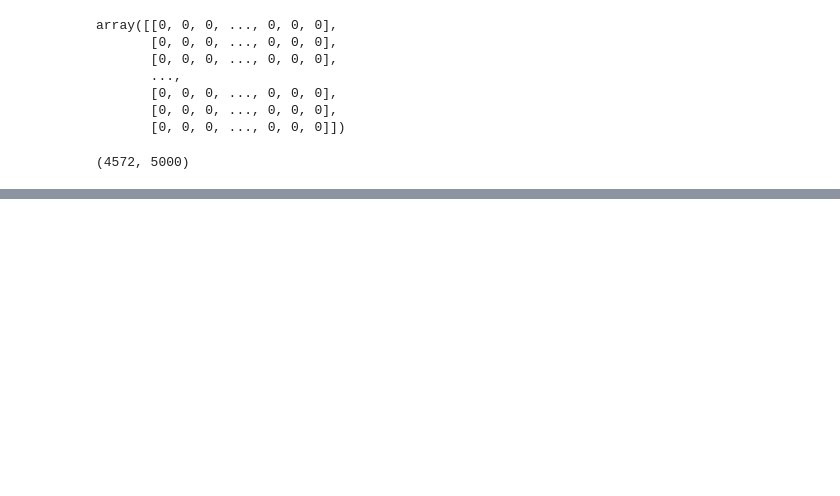
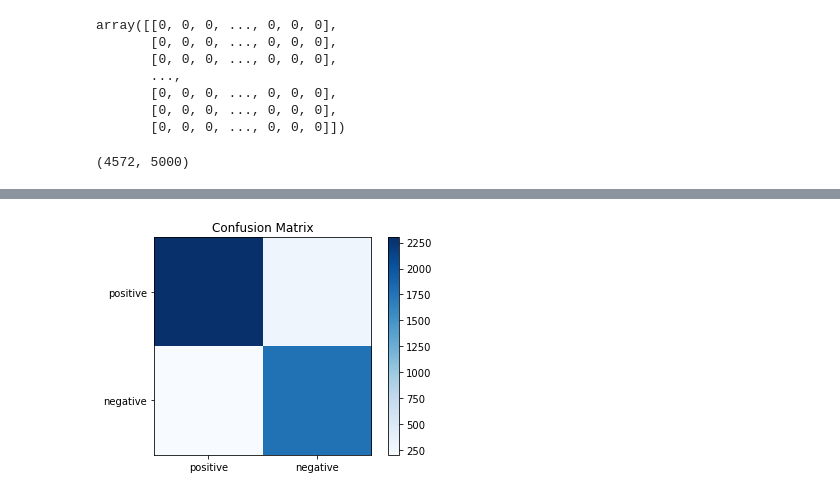
Before and after one commit to puneetsran/fake_news, a Jupyter notebook: fake_news.ipynb, the cells around one changed output, grey strips where cells are left out. Drawn from its saved outputs; the diff is of its cells as text; code cells hidden in the pictures; blank space fills up the shorter version.

```diff
--- a/fake_news.ipynb
+++ b/fake_news.ipynb
@@ -285,0 +336,14 @@ X_test.shape
+# %%
+def plot_confusion_matrix(cm):
+    plt.imshow(cm, interpolation = 'nearest', cmap = plt.cm.Blues)
+    plt.colorbar()
+    plt.title('Confusion Matrix')
+    labels = ['positive', 'negative']
+    tick_marks = np.arange(len(labels))
+    plt.xticks(tick_marks, labels)
+    plt.yticks(tick_marks, labels)
+    plt.show()
+# %%
+plot_confusion_matrix(cm)
+# %% [output]
+[figure, added]
```
Also changed, not shown: parts of 12 cells of this notebook.
